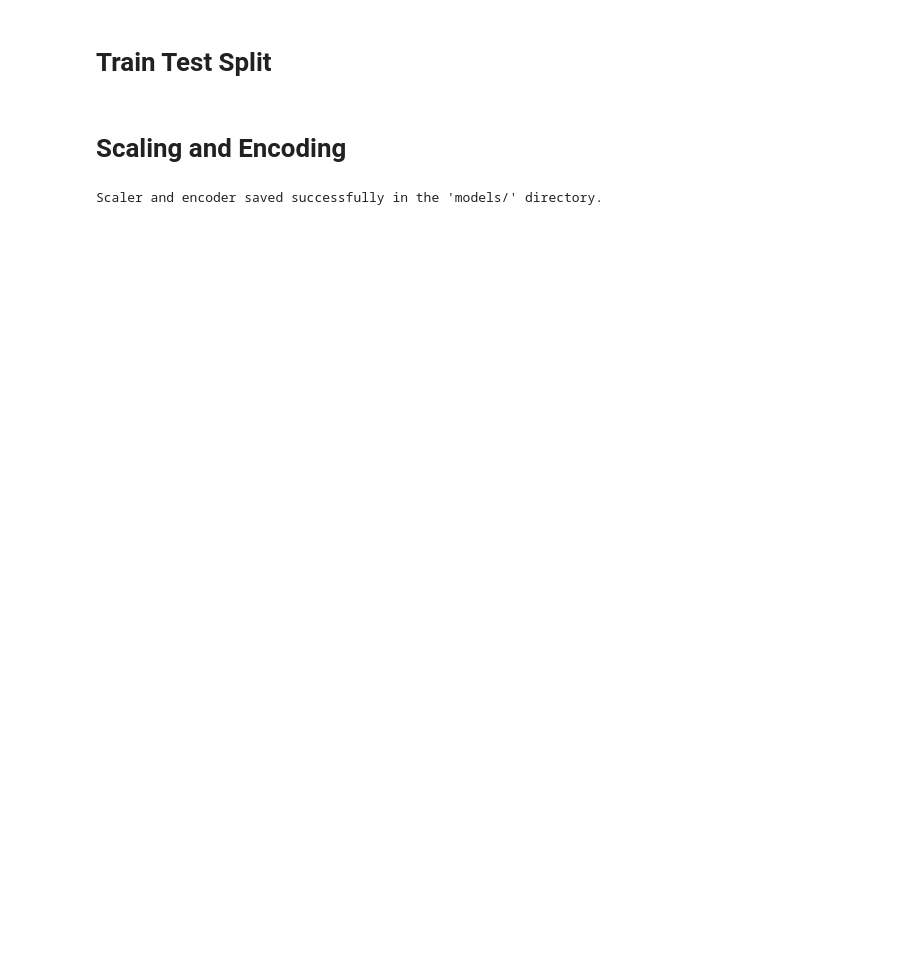
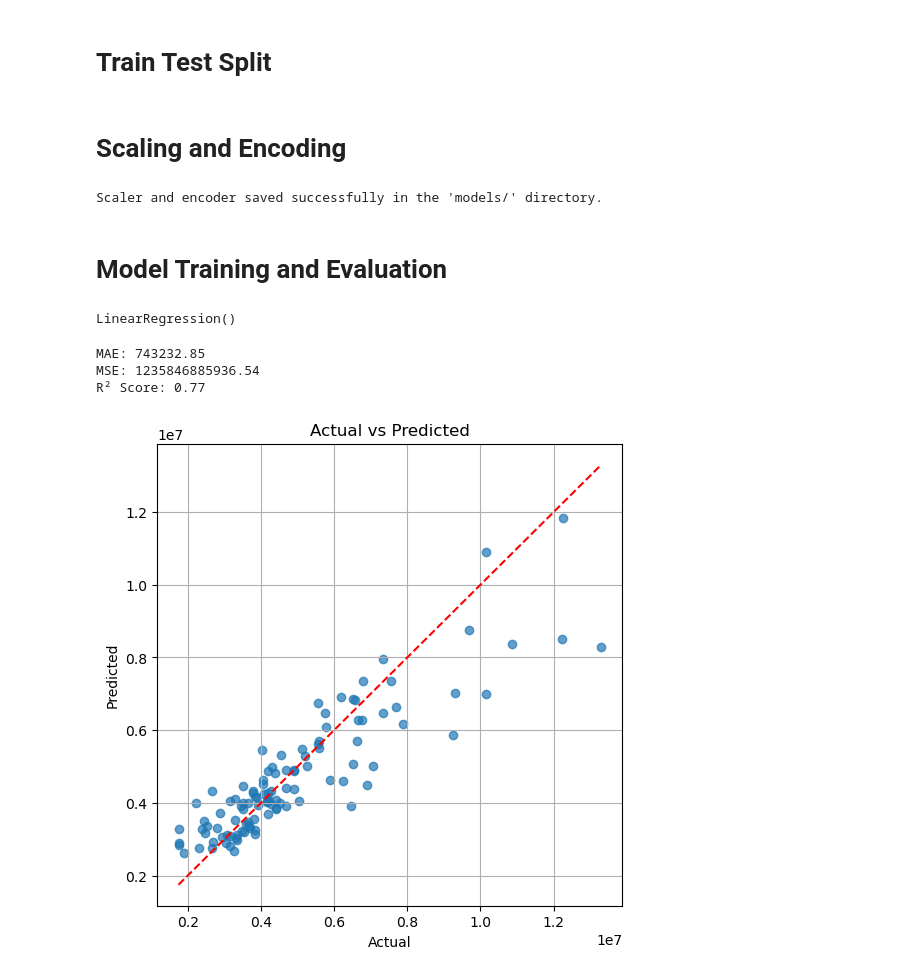
Before and after one commit to Chandu1613/PriceMyHome, a Jupyter notebook: notebooks/cleaning_preprocessing.ipynb, the cells around one changed output. Drawn from its saved outputs; the diff is of its cells as text; code cells hidden in the pictures; blank space fills up the shorter version.

Commit message:
Model training an evaluation

```diff
--- a/notebooks/cleaning_preprocessing.ipynb
+++ b/notebooks/cleaning_preprocessing.ipynb
@@ -81,7 +120,7 @@ def detect_outliers_iqr(df, columns):
         outlier_indices[col] = outliers.index.tolist()
     return outlier_indices
 
-numerical_cols = ['area', 'bedrooms', 'bathrooms', 'stories', 'parking']
+numerical_cols = ['area_log', 'bedrooms', 'bathrooms', 'stories', 'parking']
 outliers = detect_outliers_iqr(df, numerical_cols)
 for col, indices in outliers.items():
     print(f"Outliers in {col}: {len(indices)}")
@@ -127,7 +165,7 @@ X_train, X_test, y_train, y_test = train_test_split(X, y, test_size=0.2, random_
 # %% [markdown]
 # Scaling and Encoding
 # %%
-from sklearn.preprocessing import StandardScaler, OneHotEncoder
+from sklearn.preprocessing import OneHotEncoder, StandardScaler
 
 cat = [col for col in X.columns if X[col].dtype == 'object']
 num = [col for col in X.columns if X[col].dtype != 'object']
@@ -150,6 +188,9 @@ X_test_ohe_df = pd.DataFrame(X_test_ohe, columns=ohe_columns, index=X_test.index
 
 X_train_processed = pd.concat([X_train_final, X_train_ohe_df], axis=1)
 X_test_processed = pd.concat([X_test_final, X_test_ohe_df], axis=1)
+
+y_train_log = np.log1p(y_train)
+y_test_log = np.log1p(y_test)
 # %%
 import os
 import joblib
@@ -163,3 +204,41 @@ joblib.dump(ohe, "models/encoder.pkl")
 print("Scaler and encoder saved successfully in the 'models/' directory.")
 # %% [output]
 Scaler and encoder saved successfully in the 'models/' directory.
+# %% [markdown]
+# Model Training and Evaluation
+# %%
+from sklearn.linear_model import LinearRegression
+from sklearn.metrics import mean_absolute_error, mean_squared_error, r2_score
+import numpy as np
+
+model = LinearRegression()
+model.fit(X_train_processed, y_train_log)
+# %% [output]
+LinearRegression()
+# %%
+y_pred_log = model.predict(X_test_processed)
+
+y_pred = np.expm1(y_pred_log)
+
+mae = mean_absolute_error(y_test, y_pred)
+mse = mean_squared_error(y_test, y_pred)
+r2 = r2_score(y_test, y_pred)
+
+print(f"MAE: {mae:.2f}")
+print(f"MSE: {mse:.2f}")
+print(f"R² Score: {r2:.2f}")
+# %% [output]
+MAE: 743232.85
+MSE: 1235846885936.54
+R² Score: 0.77
+# %%
+plt.figure(figsize=(6, 6))
+plt.scatter(y_test, y_pred, alpha=0.7)
+plt.plot([y_test.min(), y_test.max()], [y_test.min(), y_test.max()], 'r--')  # 45-degree line
+plt.xlabel("Actual")
+plt.ylabel("Predicted")
+plt.title("Actual vs Predicted")
+plt.grid(True)
+plt.show()
+# %% [output]
+[figure, added]
```
Also changed, not shown: parts of 7 cells of this notebook, 1 other file.
